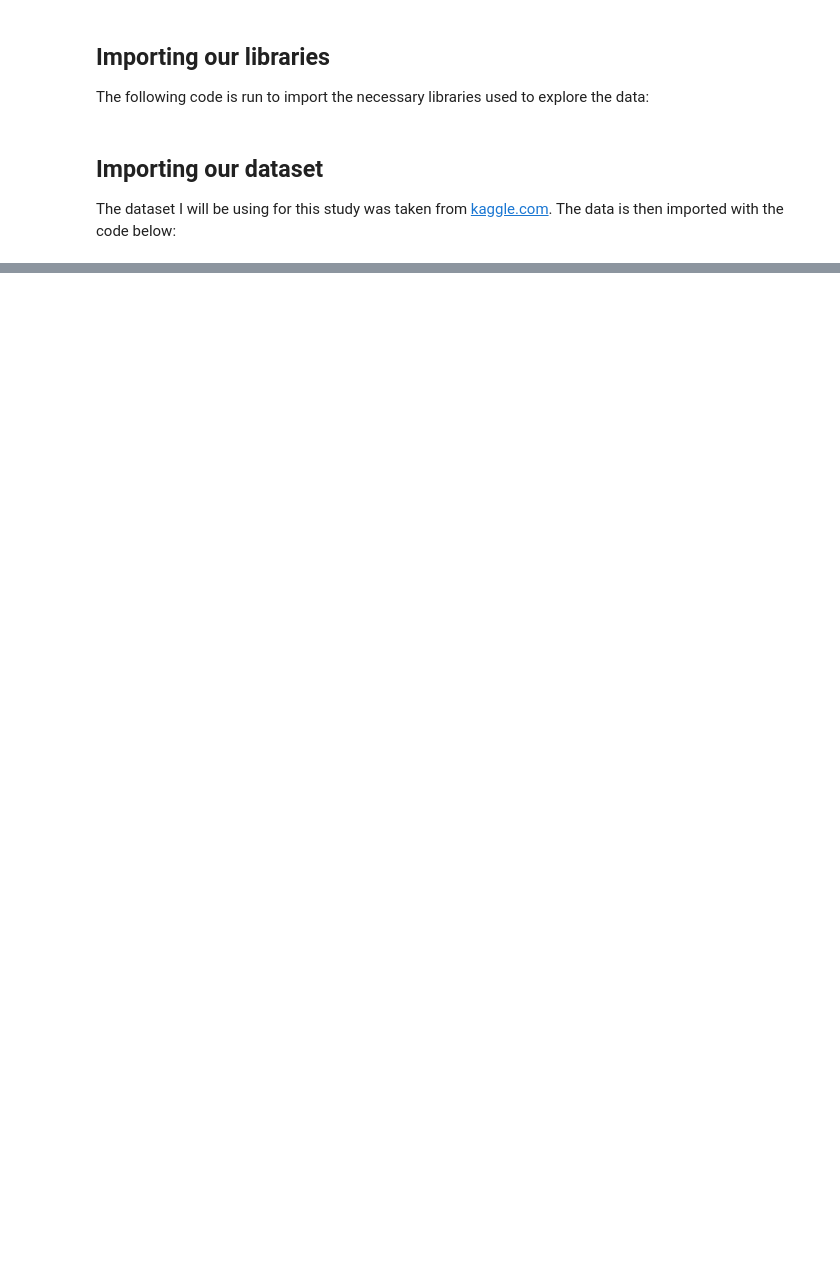
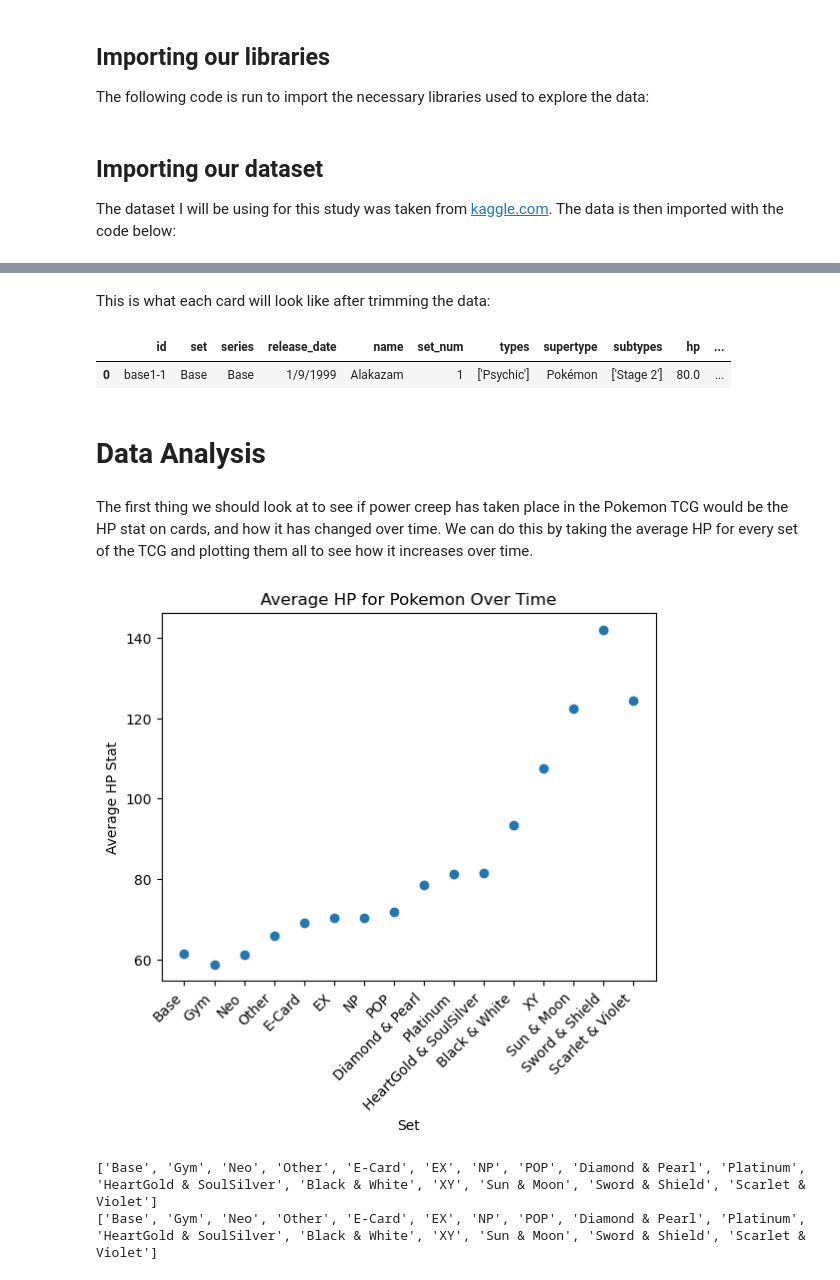
Before and after one commit to 0eef0/PokemonTCGData, a Jupyter notebook: Power Creep in the Pokemon TCG.ipynb, the cells around one changed output, grey strips where cells are left out. Drawn from its saved outputs; the diff is of its cells as text; code cells hidden in the pictures; blank space fills up the shorter version.

Commit message:
added dataset description and started analysis

```diff
--- a/Power Creep in the Pokemon TCG.ipynb
+++ b/Power Creep in the Pokemon TCG.ipynb
@@ -31,0 +134,40 @@ Let's also break down what all of the data in the dataset means.
+# %%
+df = df.drop([
+    'publisher',
+    'generation',
+    'artist',
+    'level',
+    'retreatCost',
+    'flavorText',
+    'nationalPokedexNumbers',
+    'legalities'
+], axis=1)
+# %% [markdown]
+This is what each card will look like after trimming the data:
+# %%
+df.head(1)
+# %% [output]
+|  | id | set | series | release_date | name | set_num | types | supertype | subtypes | hp | ... |
+| 0 | base1-1 | Base | Base | 1/9/1999 | Alakazam | 1 | ['Psychic'] | Pokémon | ['Stage 2'] | 80.0 | ... |
+# %% [markdown]
+# Data Analysis
+# %% [markdown]
+The first thing we should look at to see if power creep has taken place in the Pokemon TCG would be the HP stat on cards, and how it has changed over time. We can do this by taking the average HP for every set of the TCG and plotting them all to see how it increases over time.
+# %%
+Sets = df['series'].astype(str).unique().tolist()
+AverageHpPerSet = df.groupby('series', sort=False)['hp'].mean().reset_index()['hp'].tolist()
+
+plt.xlabel('Set')
+plt.xticks(rotation=45, ha='right')  # ha = horizontal alignment
+plt.ylabel('Average HP Stat')
+plt.title('Average HP for Pokemon Over Time')
+
+plt.scatter(Sets, AverageHpPerSet, label='HP Over Time')
+plt.show()
+
+print(df['series'].astype(str).unique().tolist())
+print(Sets)
+# %% [output]
+[figure, added]
+['Base', 'Gym', 'Neo', 'Other', 'E-Card', 'EX', 'NP', 'POP', 'Diamond & Pearl', 'Platinum', 'HeartGold & SoulSilver', 'Black & White', 'XY', 'Sun & Moon', 'Sword & Shield', 'Scarlet & Violet']
+['Base', 'Gym', 'Neo', 'Other', 'E-Card', 'EX', 'NP', 'POP', 'Diamond & Pearl', 'Platinum', 'HeartGold & SoulSilver', 'Black & White', 'XY', 'Sun & Moon', 'Sword & Shield', 'Scarlet & Violet']
```
Also changed, not shown: parts of 7 cells of this notebook, 1 other file.
